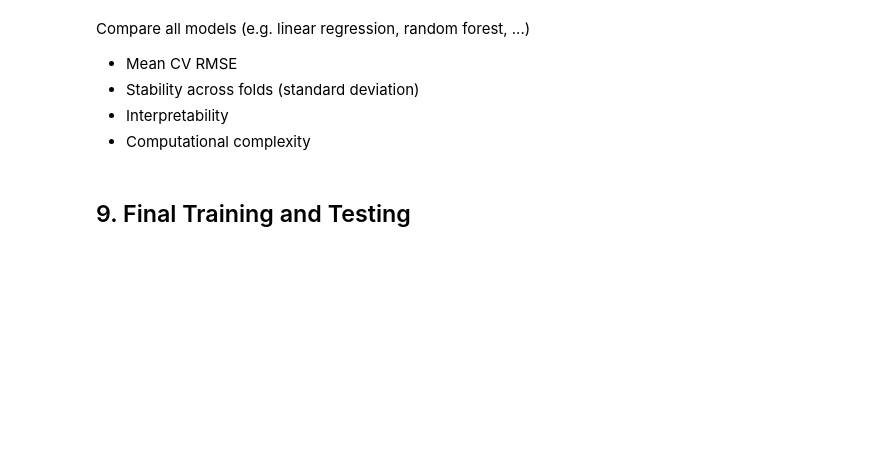
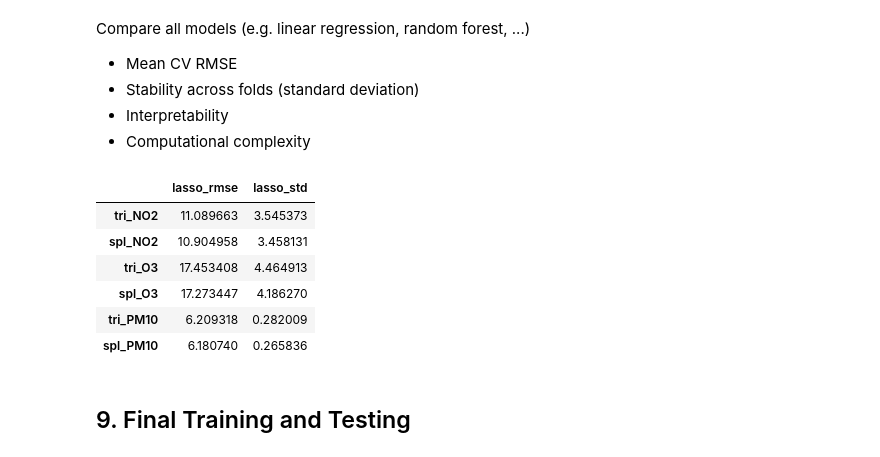
Before and after one commit to JitkaRantanen/AS2025_CO2-GroupProject, a Jupyter notebook: ML_Jitka.ipynb, the cells around one changed output. Drawn from its saved outputs; the diff is of its cells as text; code cells hidden in the pictures; blank space fills up the shorter version.

Commit message:
Changed evaluation funstion to collect the results for overview

```diff
--- a/ML_Jitka.ipynb
+++ b/ML_Jitka.ipynb
@@ -71,7 +71,15 @@ tss = TimeSeriesSplit(n_splits=5,gap=24*2,max_train_size=24 * 365,test_size=24*3
 def evaluate(model, X, y):
     ret = cross_validate(model, X, y, cv=tss, scoring=["neg_root_mean_squared_error"])
     rmse = -ret["test_neg_root_mean_squared_error"]
-    print("%.2f ± %.2f" % (rmse.mean(), rmse.std()))
+    return rmse.mean(), rmse.std()
+
+# Helper function to collect results
+results_dict = {}
+def add_result(results_dict, row_name, model_name, rmse, std):
+    if row_name not in results_dict:
+        results_dict[row_name] = {}
+    results_dict[row_name][f"{model_name}_rmse"] = rmse
+    results_dict[row_name][f"{model_name}_std"] = std
 # %%
 X_tri = df_train_X[encoded_cols + tri_cols + scaled_cols + year_col]
 X_spl = df_train_X[encoded_cols + spline_cols + scaled_cols + year_col]
@@ -903,6 +597,18 @@ Compare all models (e.g. linear regression, random forest, ...)
 - Stability across folds (standard deviation)
 - Interpretability
 - Computational complexity
+# %%
+# Compile an overview of models evaluation
+df_result_overview = pd.DataFrame.from_dict(results_dict, orient="index")
+df_result_overview
+# %% [output]
+|  | lasso_rmse | lasso_std |
+| tri_NO2 | 11.089663 | 3.545373 |
+| spl_NO2 | 10.904958 | 3.458131 |
+| tri_O3 | 17.453408 | 4.464913 |
+| spl_O3 | 17.273447 | 4.186270 |
+| tri_PM10 | 6.209318 | 0.282009 |
+| spl_PM10 | 6.180740 | 0.265836 |
 # %% [markdown]
 ## 9. Final Training and Testing
 # %% [markdown]
```
Also changed, not shown: parts of 37 cells of this notebook, 1 other file.
